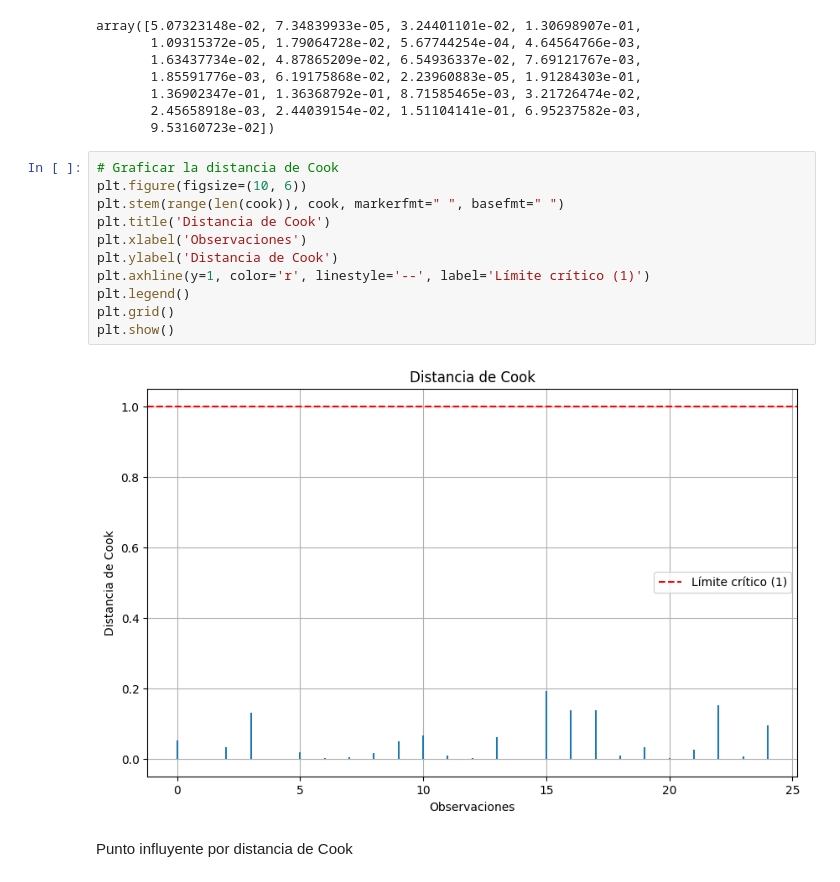
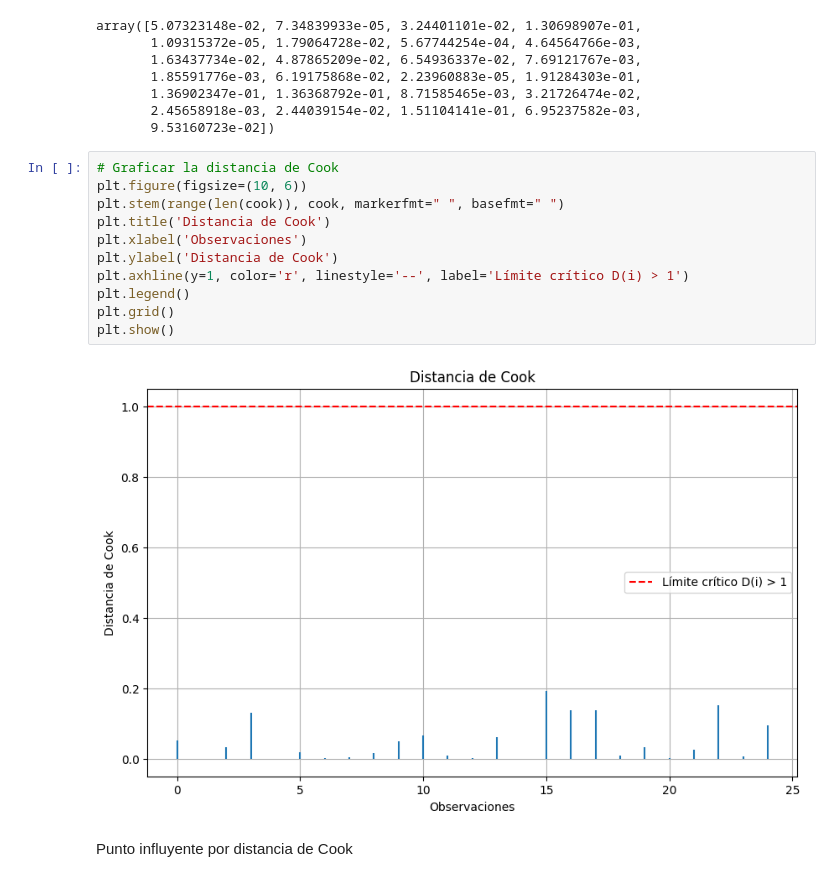
Before and after one commit to JuanJoseNaranjo/Regresion_lineal_multiple, a Jupyter notebook: Trabajo3EAE_JuanJoseNaranjoVelasquez_DiegoAlejandroMoraSuarez_KennethDavidLeonelTriana.ipynb, the cells around one changed output. Saved outputs shown, nothing was run; the diff lists cells and outputs as text.

```diff
--- a/Trabajo3EAE_JuanJoseNaranjoVelasquez_DiegoAlejandroMoraSuarez_KennethDavidLeonelTriana.ipynb
+++ b/Trabajo3EAE_JuanJoseNaranjoVelasquez_DiegoAlejandroMoraSuarez_KennethDavidLeonelTriana.ipynb
@@ -135,16 +135,16 @@ array([5.07323148e-02, 7.34839933e-05, 3.24401101e-02, 1.30698907e-01,
 # %%
 # Graficar la distancia de Cook
 plt.figure(figsize=(10, 6))
 plt.stem(range(len(cook)), cook, markerfmt=" ", basefmt=" ")
 plt.title('Distancia de Cook')
 plt.xlabel('Observaciones')
 plt.ylabel('Distancia de Cook')
-plt.axhline(y=1, color='r', linestyle='--', label='Límite crítico (1)')
+plt.axhline(y=1, color='r', linestyle='--', label='Límite crítico D(i) > 1')
 plt.legend()
 plt.grid()
 plt.show()
 # %% [output]
-[figure, old version]
+[figure, new version]
 # %% [markdown]
 Punto influyente por distancia de Cook
 # %%
```
Also changed, not shown: parts of 26 cells of this notebook.
